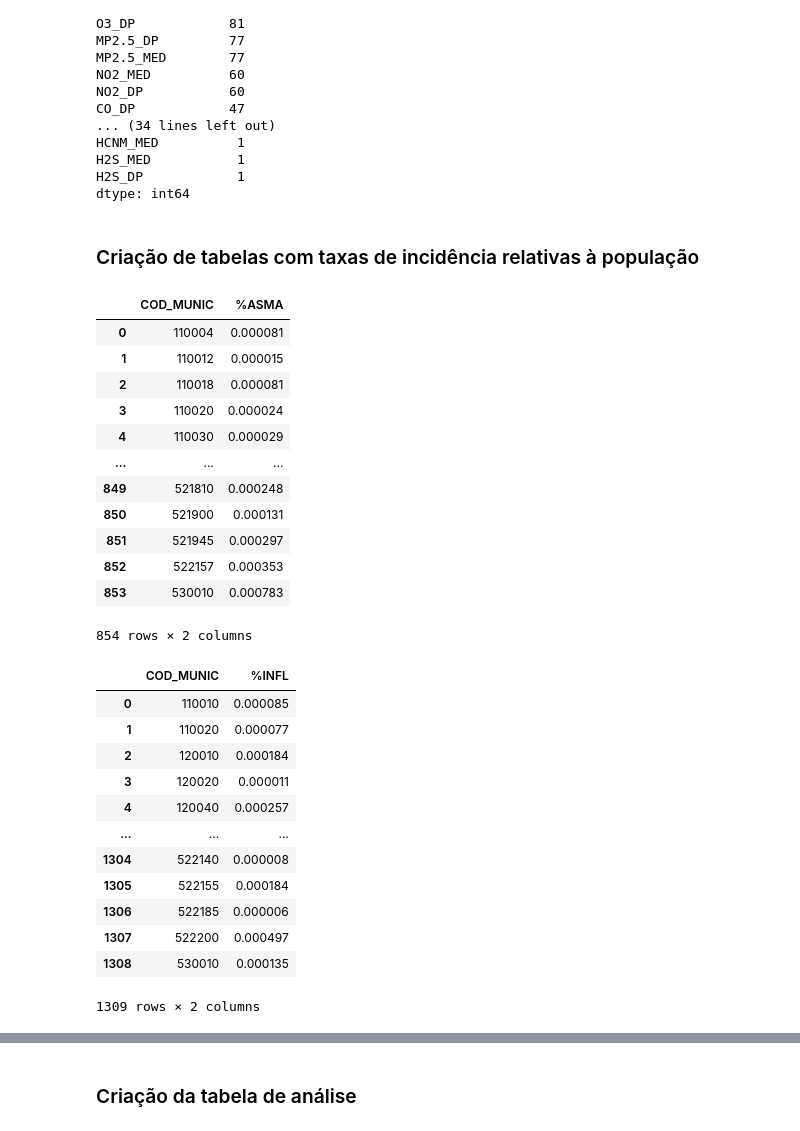
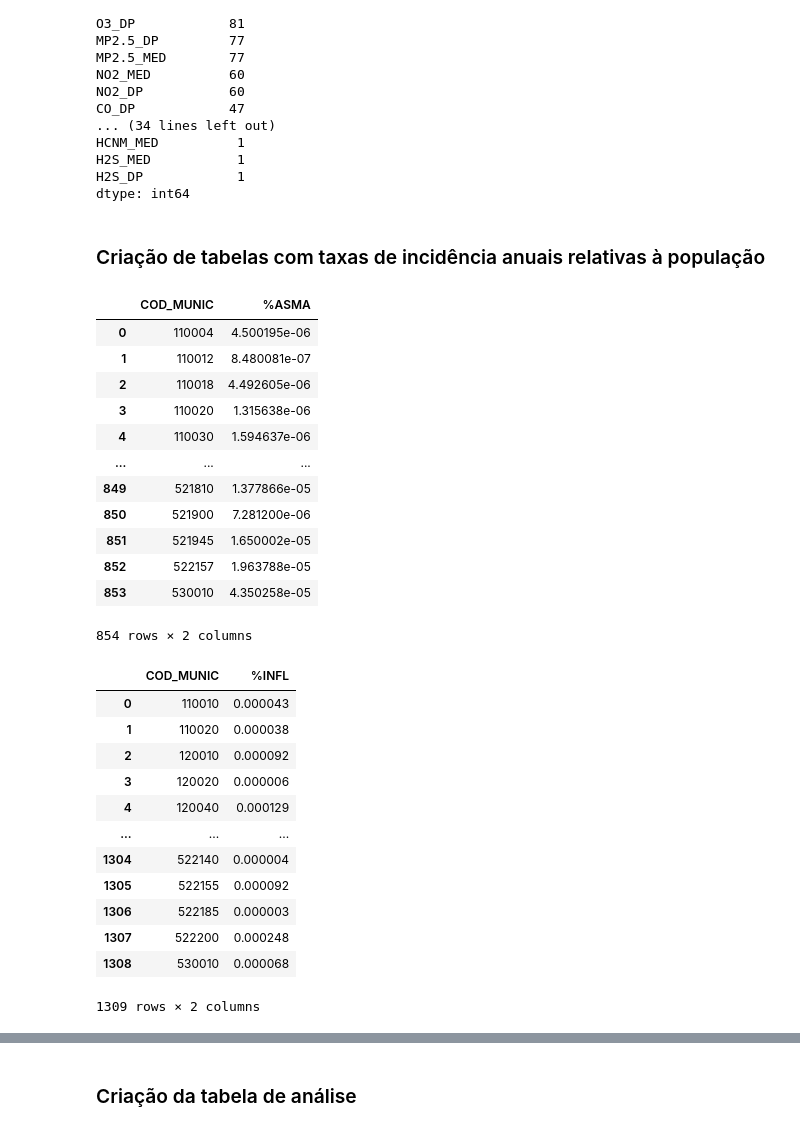
Before and after one commit to GiorussoP/TP2-BD-UFMG, a Jupyter notebook: AnalisesParciais/analise2.ipynb, the cells around one changed output, grey strips where cells are left out. Saved outputs shown, nothing was run; the diff lists cells and outputs as text; code cells hidden in the pictures.

```diff
--- a/analise2.ipynb
+++ b/AnalisesParciais/analise2.ipynb
@@ -89,13 +89,3 @@ Foi feita a conferência dos dados antes do carregamento, mas por via das dúvid
-# %%
-asma =          asma.drop_duplicates()
-estacoes =      estacoes.drop_duplicates()
-influenza =     influenza.drop_duplicates()
-municipios =    municipios.drop_duplicates()
-intoxicacoes =  intoxicacoes.drop_duplicates()
-pneumo =        pneumo.drop_duplicates()
-populacao =     populacao.drop_duplicates()
-meningite =     meningite.drop_duplicates()
-qualidade_ar =  qualidade_ar.drop_duplicates()
 # %% [markdown]
 ### A tabela de qualidade do ar:
 A tabela de qualidade do ar foi completamente reorganizada:
@@ -145,46 +135,46 @@ H2S_MED           1
 H2S_DP            1
 dtype: int64
 # %% [markdown]
-### Criação de tabelas com taxas de incidência relativas à população
+### Criação de tabelas com taxas de incidência anuais relativas à população
 # %%
 aux = pd.merge(populacao,asma)
-aux['%ASMA'] = aux['NOTIFICACOES'] / aux['POP']
+aux['%ASMA'] = (aux['NOTIFICACOES']/18) / aux['POP']
 inc_asma = aux[['COD_MUNIC','%ASMA']]
 
 inc_asma
 # %% [output]
 |  | COD_MUNIC | %ASMA |
-| 0 | 110004 | 0.000081 |
-| 1 | 110012 | 0.000015 |
-| 2 | 110018 | 0.000081 |
-| 3 | 110020 | 0.000024 |
-| 4 | 110030 | 0.000029 |
+| 0 | 110004 | 4.500195e-06 |
+| 1 | 110012 | 8.480081e-07 |
+| 2 | 110018 | 4.492605e-06 |
+| 3 | 110020 | 1.315638e-06 |
+| 4 | 110030 | 1.594637e-06 |
 | ... | ... | ... |
-| 849 | 521810 | 0.000248 |
-| 850 | 521900 | 0.000131 |
-| 851 | 521945 | 0.000297 |
-| 852 | 522157 | 0.000353 |
-| 853 | 530010 | 0.000783 |
+| 849 | 521810 | 1.377866e-05 |
+| 850 | 521900 | 7.281200e-06 |
+| 851 | 521945 | 1.650002e-05 |
+| 852 | 522157 | 1.963788e-05 |
+| 853 | 530010 | 4.350258e-05 |
 854 rows × 2 columns
 # %%
 aux = pd.merge(populacao,influenza)
-aux['%INFL'] = aux['NOTIFICACOES'] / aux['POP']
+aux['%INFL'] = (aux['NOTIFICACOES']/2) / aux['POP']
 inc_influenza = aux[['COD_MUNIC','%INFL']]
 
 inc_influenza
 # %% [output]
 |  | COD_MUNIC | %INFL |
-| 0 | 110010 | 0.000085 |
-| 1 | 110020 | 0.000077 |
-| 2 | 120010 | 0.000184 |
-| 3 | 120020 | 0.000011 |
-| 4 | 120040 | 0.000257 |
+| 0 | 110010 | 0.000043 |
+| 1 | 110020 | 0.000038 |
+| 2 | 120010 | 0.000092 |
+| 3 | 120020 | 0.000006 |
+| 4 | 120040 | 0.000129 |
 | ... | ... | ... |
-| 1304 | 522140 | 0.000008 |
-| 1305 | 522155 | 0.000184 |
-| 1306 | 522185 | 0.000006 |
-| 1307 | 522200 | 0.000497 |
-| 1308 | 530010 | 0.000135 |
+| 1304 | 522140 | 0.000004 |
+| 1305 | 522155 | 0.000092 |
+| 1306 | 522185 | 0.000003 |
+| 1307 | 522200 | 0.000248 |
+| 1308 | 530010 | 0.000068 |
 1309 rows × 2 columns
 # %%
 aux = pd.merge(populacao,meningite)
```
Also changed, not shown: parts of 8 cells of this notebook, 17 other files.
